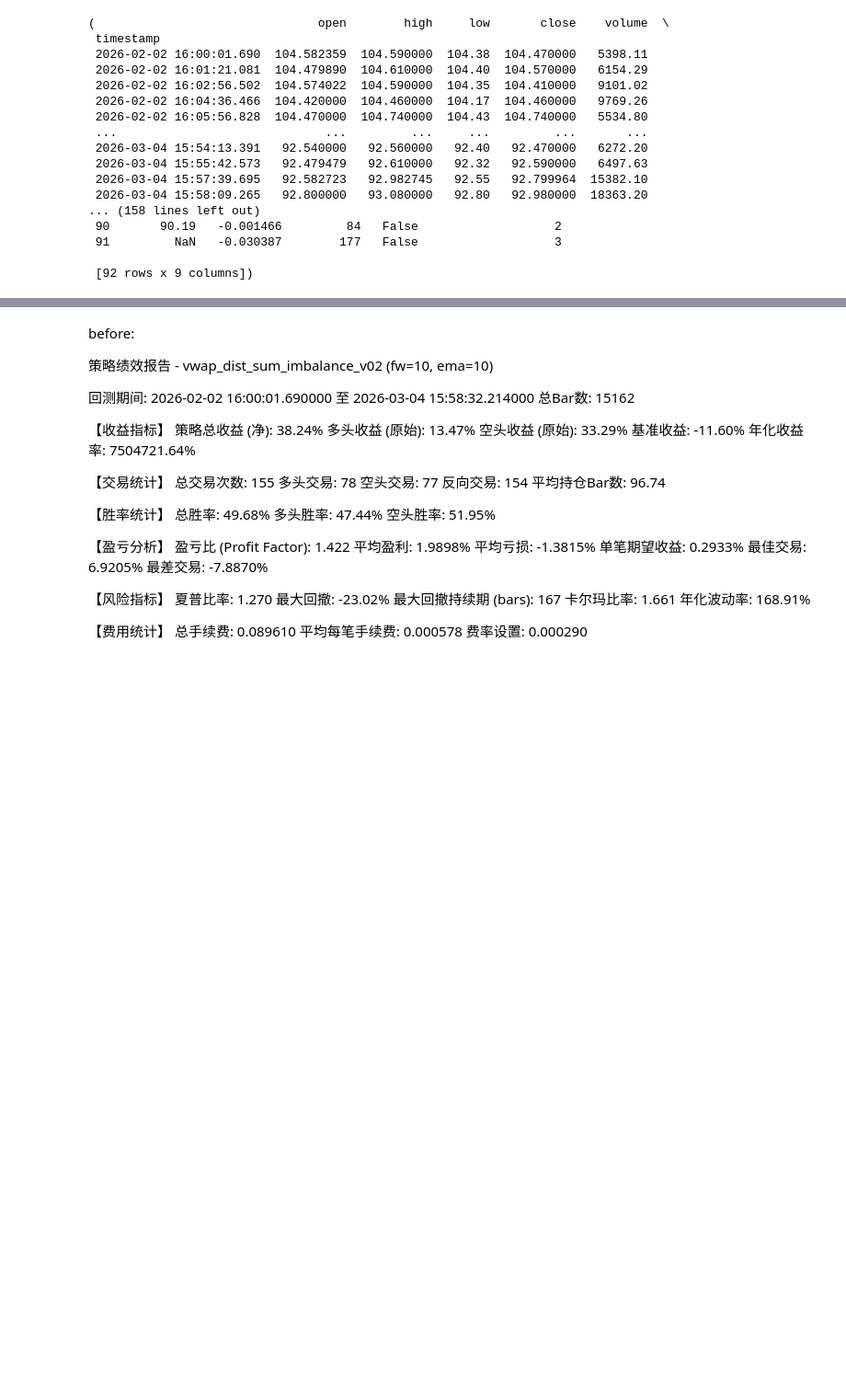
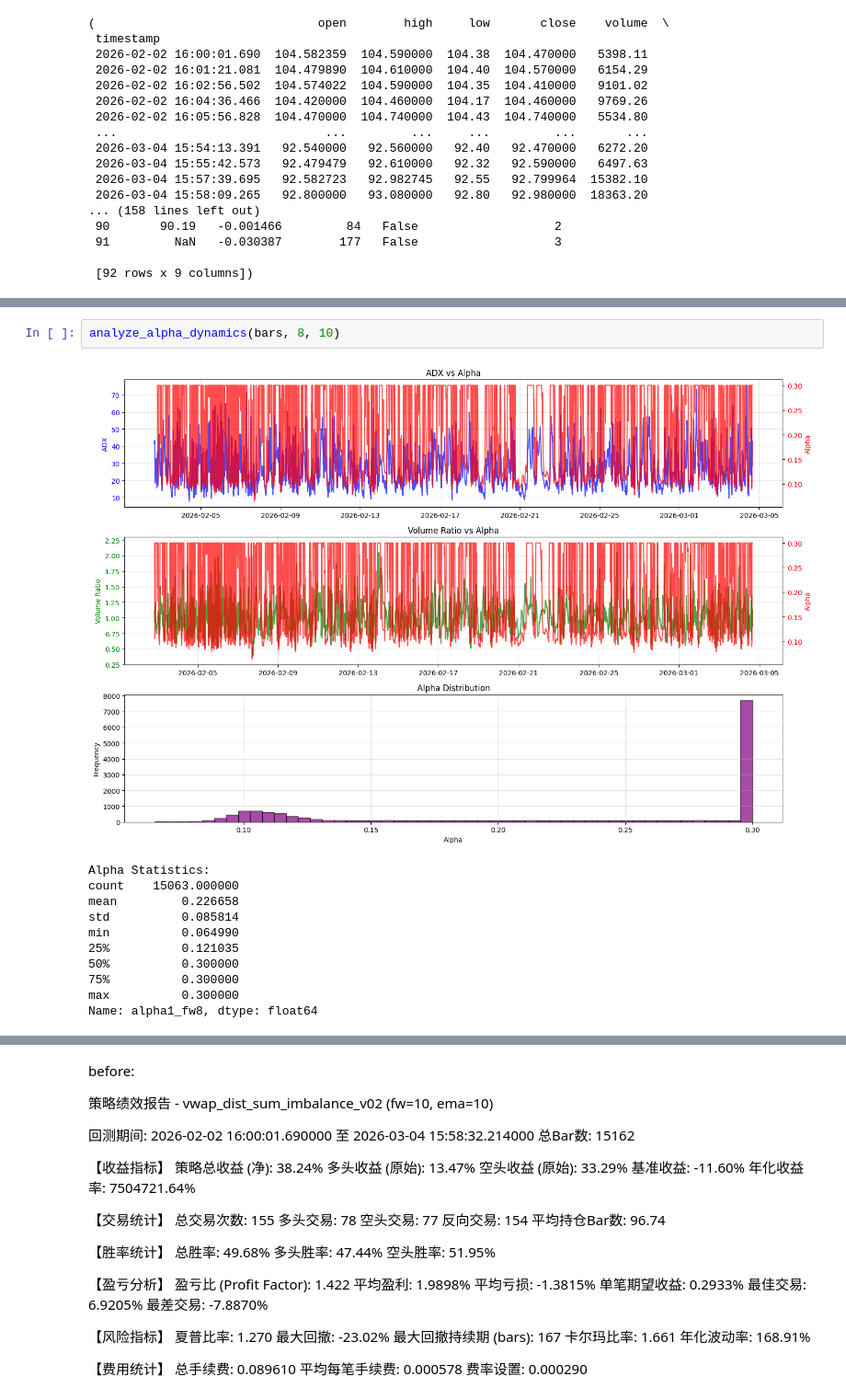
Before and after one commit to vincent-wat04/crypto_cta, a Jupyter notebook: notebooks/signal_scan_res_analysis.ipynb, the cells around one changed output, grey strips where cells are left out. Shown at 92% size. Saved outputs shown, nothing was run; the diff lists cells and outputs as text; blank space fills up the shorter version.

```diff
--- a/notebooks/signal_scan_res_analysis.ipynb
+++ b/notebooks/signal_scan_res_analysis.ipynb
@@ -3641,0 +4104,14 @@ vwap_dist_sum_v41_strategy_enhanced(bars, 8, 10, 10, 10)
+# %%
+analyze_alpha_dynamics(bars, 8, 10)
+# %% [output]
+[figure, added]
+Alpha Statistics:
+count    15063.000000
+mean         0.226658
+std          0.085814
+min          0.064990
+25%          0.121035
+50%          0.300000
+75%          0.300000
+max          0.300000
+Name: alpha1_fw8, dtype: float64
```
Also changed, not shown: parts of 22 cells of this notebook, 2 other files.
